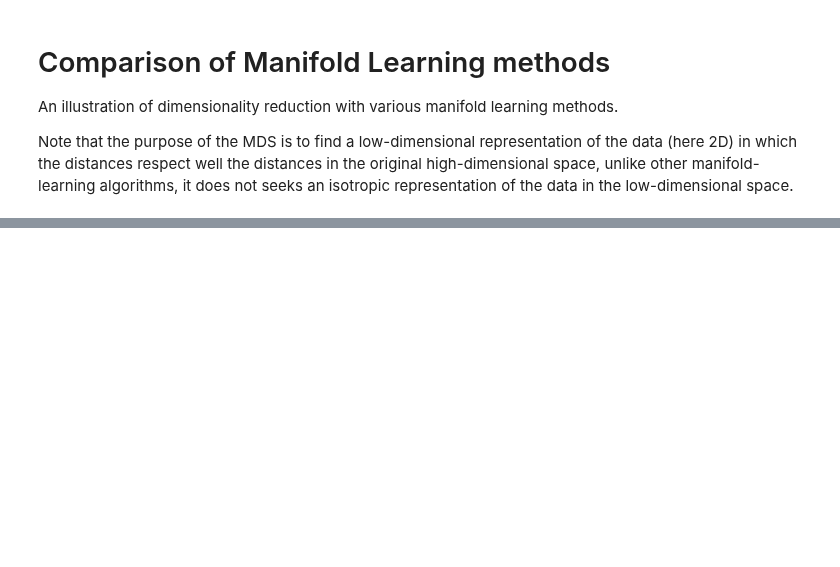
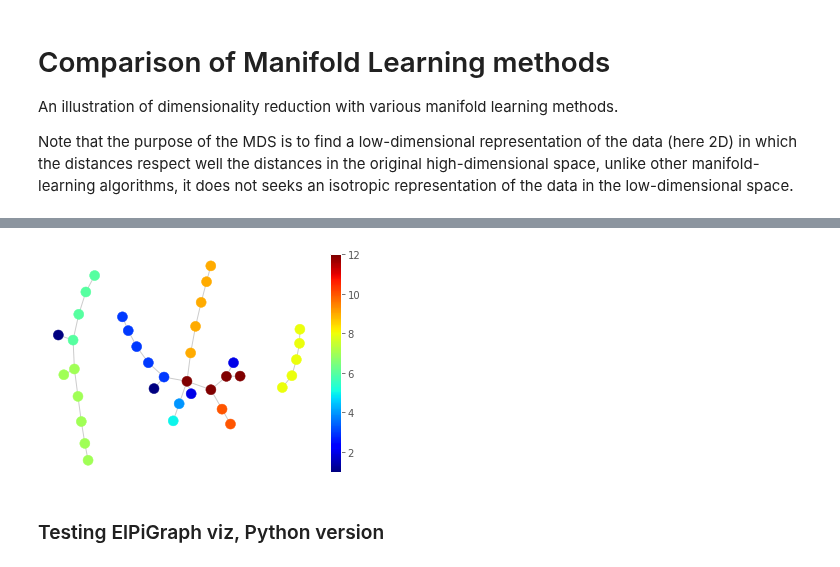
Before and after one commit to auranic/LizardBrain, a Jupyter notebook: plot_compare_methods.ipynb, the cells around one changed output, grey strips where cells are left out. Saved outputs shown, nothing was run; the diff lists cells and outputs as text; code cells hidden in the pictures; blank space fills up the shorter version.

Commit message:
added R,python elpi

```diff
--- a/plot_compare_methods.ipynb
+++ b/plot_compare_methods.ipynb
@@ -36 +255,44 @@ import networkx as nx
+# %%
+NodeP = np.array(NodePR)
+Edges = np.array(EdgesR).T-1
+nnodes = int(nnodesR[0])
+
+#compute datapoint to associate with each node
+partition, dists = PartitionData(X,NodeP,MaxBlockSize=10**6, SquaredX = (X**2).sum(axis=1).reshape((X.shape[0], 1)))
+
+#remove nodes with no associated datapoint
+empty_nodes = list(set(range(nnodes))-set(np.unique(partition)))
+Edges2=Edges
+ind_to_del = []
+for i in range(Edges.shape[1]):
+    if (Edges[0,i] in empty_nodes) or (Edges[1,i] in empty_nodes):
+        ind_to_del.append(i)
+Edges2 = np.delete(Edges,ind_to_del,axis=1)
+
+#associate color(s) to nodes
+pie_col_nodes = []
+main_col_nodes = []
+for i0,i in enumerate(np.unique(partition)):
+    pie_col_nodes.append(color[np.where(partition.squeeze()==i)[0]])
+    main_col_nodes.append(np.argmax(np.bincount(pie_col_nodes[i0])))
+
+### Draw graph
+g=nx.Graph()
+g.add_edges_from(Edges2.T)
+pos = nx.spring_layout(g,scale=2)
+ec = nx.draw_networkx_edges(g, pos, alpha=0.2)
+nc = nx.draw_networkx_nodes(g, pos,
+                            nodelist=list(np.unique(partition)),
+                            node_color=main_col_nodes,
+                            node_size=100,
+                            cmap=plt.cm.jet)
+
+
+plt.colorbar(nc)
+plt.axis('off')
+plt.show()
+# %% [output]
+[figure, added]
+# %% [markdown]
+### Testing ElPiGraph viz, Python version
 # %%
```
Also changed, not shown: parts of 7 cells of this notebook.
